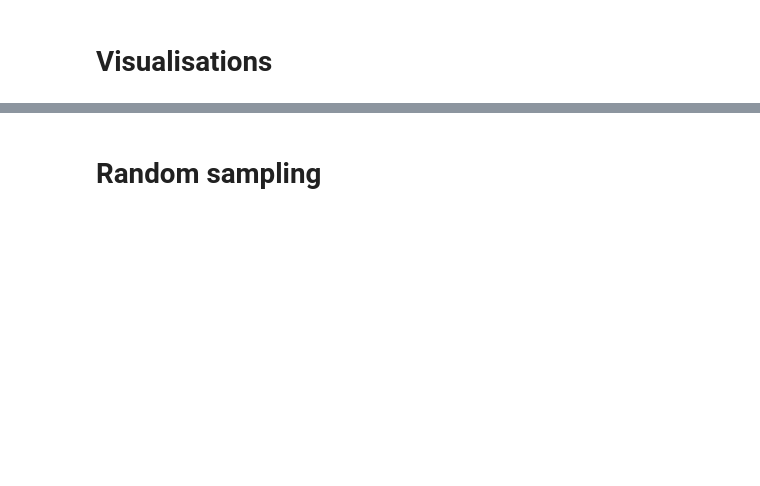
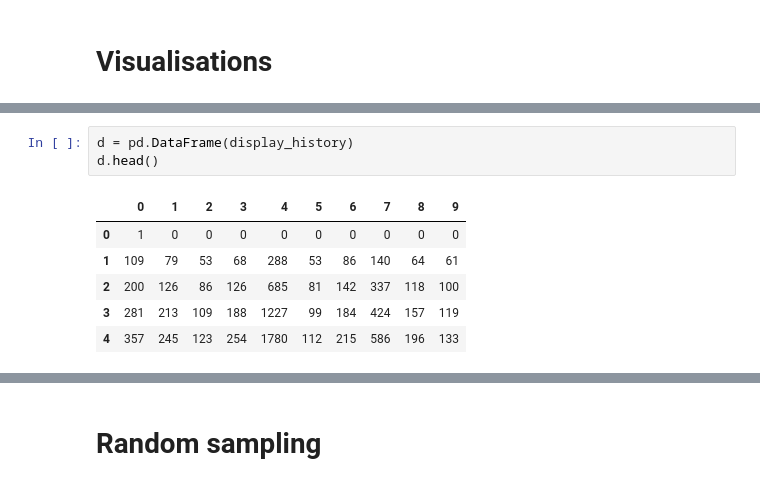
Before and after one commit to 42-AI/workshops_ml_2018, a Jupyter notebook: Semaine-9/exerciceUCB-Sujet.ipynb, the cells around one changed output, grey strips where cells are left out. Saved outputs shown, nothing was run; the diff lists cells and outputs as text; blank space fills up the shorter version.

```diff
--- a/Semaine-9/exerciceUCB-Sujet.ipynb
+++ b/Semaine-9/exerciceUCB-Sujet.ipynb
@@ -171,2 +167,12 @@ display_history
+# %%
+d = pd.DataFrame(display_history)
+d.head()
+# %% [output]
+|  | 0 | 1 | 2 | 3 | 4 | 5 | 6 | 7 | 8 | 9 |
+| 0 | 1 | 0 | 0 | 0 | 0 | 0 | 0 | 0 | 0 | 0 |
+| 1 | 109 | 79 | 53 | 68 | 288 | 53 | 86 | 140 | 64 | 61 |
+| 2 | 200 | 126 | 86 | 126 | 685 | 81 | 142 | 337 | 118 | 100 |
+| 3 | 281 | 213 | 109 | 188 | 1227 | 99 | 184 | 424 | 157 | 119 |
+| 4 | 357 | 245 | 123 | 254 | 1780 | 112 | 215 | 586 | 196 | 133 |
 # %%
 for i in range (0,10):
```
Also changed, not shown: parts of 27 cells of this notebook.
